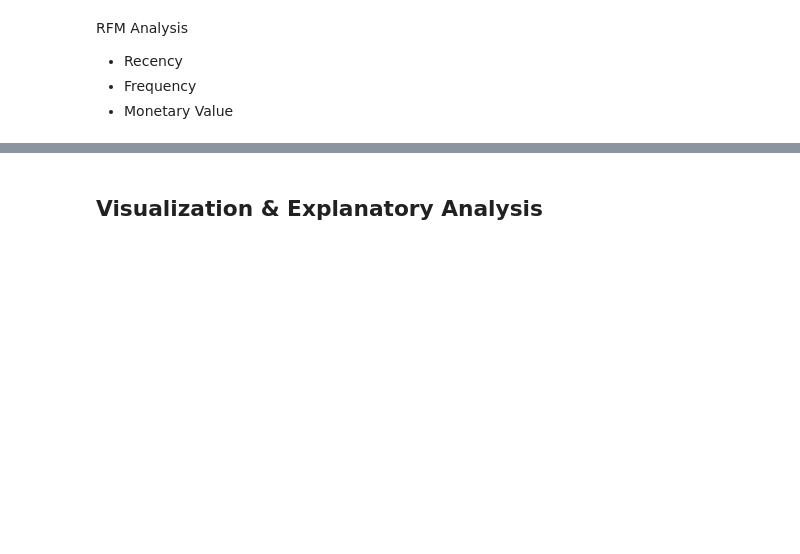
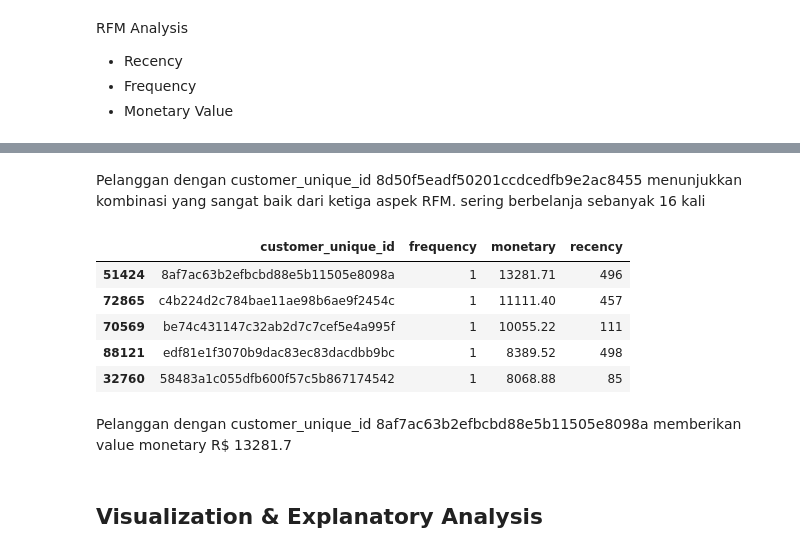
Before and after one commit to gybranam/Proyek-Analisis-Data-Dicoding, a Jupyter notebook: notebook1.ipynb, the cells around one changed output, grey strips where cells are left out. Drawn from its saved outputs; the diff is of its cells as text; code cells hidden in the pictures; blank space fills up the shorter version.

```diff
--- a/notebook1.ipynb
+++ b/notebook1.ipynb
@@ -892,3 +912,17 @@ rfm_df.sample(5)
+# %% [markdown]
+
+Pelanggan dengan customer_unique_id 8d50f5eadf50201ccdcedfb9e2ac8455 menunjukkan kombinasi yang sangat baik dari ketiga aspek RFM. sering berbelanja sebanyak 16 kali
+# %%
+rfm_df.sort_values("monetary", ascending=False).head()
+# %% [output]
+|  | customer_unique_id | frequency | monetary | recency |
+| 51424 | 8af7ac63b2efbcbd88e5b11505e8098a | 1 | 13281.71 | 496 |
+| 72865 | c4b224d2c784bae11ae98b6ae9f2454c | 1 | 11111.40 | 457 |
+| 70569 | be74c431147c32ab2d7c7cef5e4a995f | 1 | 10055.22 | 111 |
+| 88121 | edf81e1f3070b9dac83ec83dacdbb9bc | 1 | 8389.52 | 498 |
+| 32760 | 58483a1c055dfb600f57c5b867174542 | 1 | 8068.88 | 85 |
+# %% [markdown]
+Pelanggan dengan customer_unique_id 8af7ac63b2efbcbd88e5b11505e8098a memberikan value monetary R$ 13281.7
 # %% [markdown]
 ## Visualization & Explanatory Analysis
 # %% [markdown]
```
Also changed, not shown: parts of 21 cells of this notebook, 10 other files.
